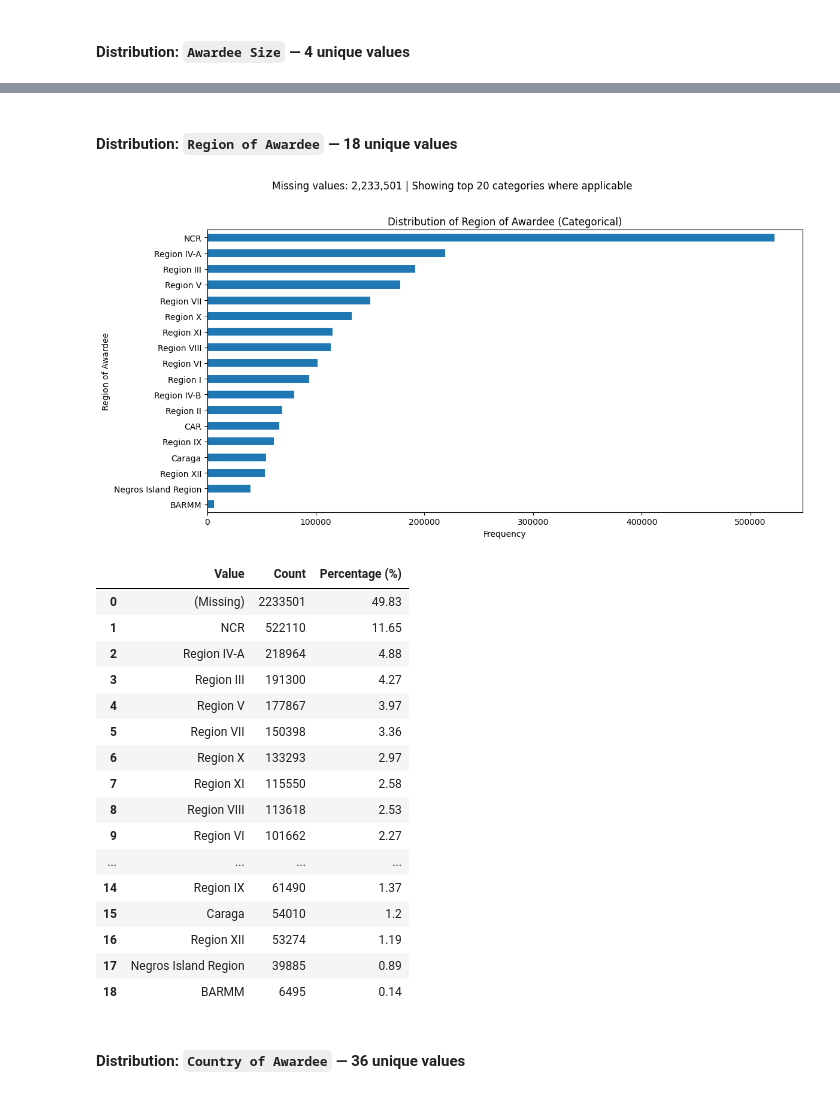
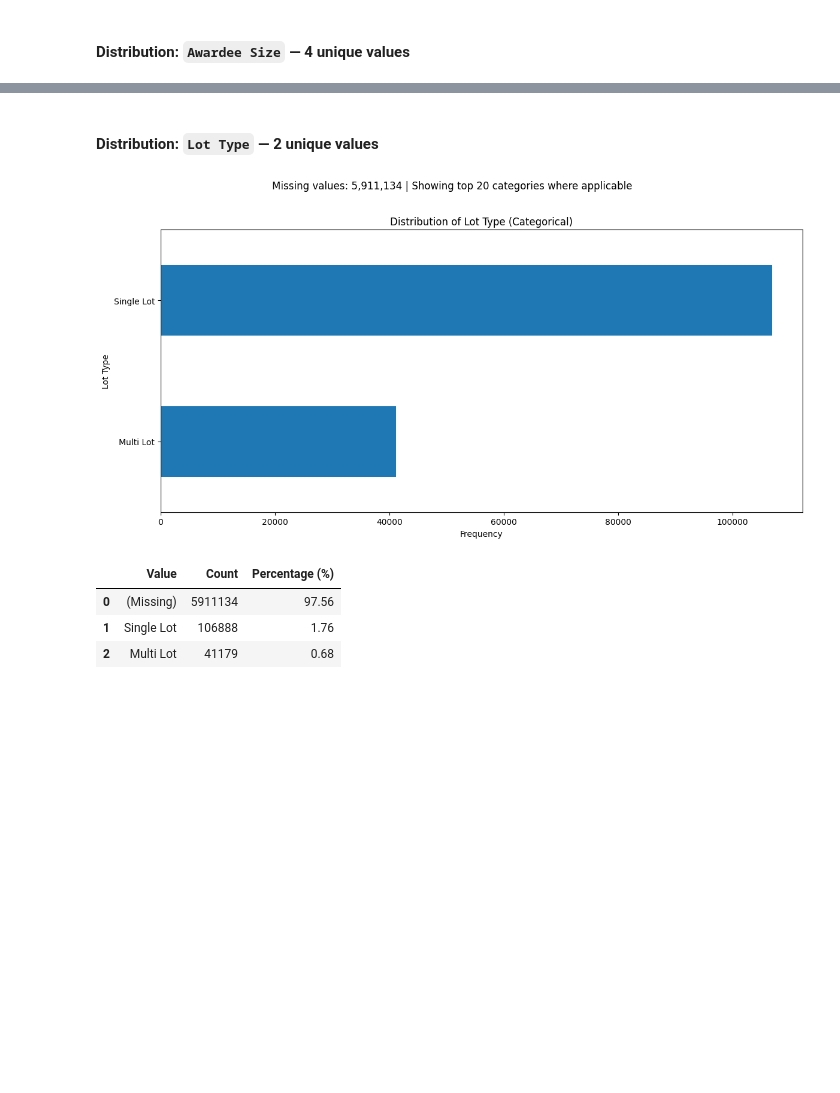
Before and after one commit to deyosa/philgeps-ml-project, a Jupyter notebook: philgeps_dataset_initial_analysis_updated.ipynb, the cells around one changed output, grey strips where cells are left out. Drawn from its saved outputs; the diff is of its cells as text; code cells hidden in the pictures; blank space fills up the shorter version.

```diff
--- a/philgeps_dataset_initial_analysis_updated.ipynb
+++ b/philgeps_dataset_initial_analysis_updated.ipynb
@@ -246,0 +201,7 @@ Visualizations are organized into three sections: the target feature, other feat
+# %%
+field_summary = field_summary.sort_values(
+    ["Missing Values", "Unique Values"], ascending=[True, True]
+).reset_index(drop=True)
+
+display(field_summary)
+print(f"Total fields: {len(field_summary)}")
@@ -366,0 +494,34 @@ else:
+# %%
+availability = {
+    "Available at publication (candidate predictors)": [
+        "Procuring Entity (PE)", "Region", "Province", "City/Municipality", "Government Branch",
+        "PE Organization Type", "PE Organization Type (Grouped)", "Classification", "Procurement Mode",
+        "Procurement Mode (Grouped)", "Business Category", "Funding Source", "Funding Instrument",
+        "Trade Agreement", "Approved Budget of the Contract", "Published Date", "Closing Date",
+        "Area of Delivery", "Contract Duration", "Calendar Type", "Lot Type", "Quantity", "UOM",
+        "Item Budget", "UNSPSC Code",
+    ],
+    "Available at publication (identifiers / free text)": [
+        "Bid Reference No.", "Solicitation No.", "Notice Title", "Line Item No", "Item Code",
+        "Item Name", "Item Description", "UNSPSC Description",
+    ],
+    "Outcome (defines the target; never a predictor)": ["Bid Notice Status"],
+    "Known only after bidding (exclude from predictors)": [
+        "Award Reference No.", "Award Title", "Published Date(Award)", "Award Date", "Contract Amount",
+        "Award Notice Status", "Notice to Proceed Date", "Contract Effectivity Date", "Contract End Date",
+        "Awardee OrgID", "Awardee Organization Name", "Country of Awardee", "Region of Awardee",
+        "Province of Awardee", "City/Municipality of Awardee", "Awardee Size", "Awardee Joint Venture",
+    ],
+    "Lineage (added by the combine script)": ["Source System", "Source File", "Source Quarter"],
+}
+
+rows = []
+missing_pct = field_summary.set_index("Data Field")["Missing (%)"]
+for group, fields in availability.items():
+    for f in fields:
+        rows.append({"Availability": group, "Data Field": f, "Missing (%)": missing_pct.get(f)})
+availability_table = pd.DataFrame(rows)
+
+unassigned = sorted(set(schema.names) - set(availability_table["Data Field"]))
+assert not unassigned, f"Fields not classified: {unassigned}"
+display(availability_table)
@@ -1929,7 +2985,7 @@ else:
 # %% [markdown]
-#### Distribution: `Region of Awardee` — 18 unique values
+#### Distribution: `Lot Type` — 2 unique values
 # %%
-plot_field = 'Region of Awardee'
+plot_field = 'Lot Type'
 
 if plot_field not in df.columns:
     print(f"Field not found in dataset: {plot_field}")
@@ -2007,50 +3063,35 @@ else:
             if len(counts) > top_n:
                 counts_to_plot = counts.iloc[:top_n].copy()
                 other_count = counts.iloc[top_n:].sum()
                 if other_count > 0:
                     counts_to_plot.loc["Other"] = other_count
             else:
                 counts_to_plot = counts.copy()
 
             plt.figure(figsize=(12, 6))
             counts_to_plot.sort_values().plot(kind="barh")
             plt.xlabel("Frequency")
             plt.ylabel(plot_field)
             plt.title(f"Distribution of {plot_field} ({field_type})")
             plt.suptitle(f"Missing values: {missing_count:,} | Showing top 20 categories where applicable", y=1.02)
             plt.tight_layout()
             plt.show()
             plt.close()
 
     # Frequency table: count and percentage for every value, including missing values.
     frequency_values = series.astype("string").fillna("(Missing)")
     frequency_table = (
         frequency_values.value_counts(dropna=False)
         .rename_axis("Value")
         .reset_index(name="Count")
     )
     frequency_table["Percentage (%)"] = (
         frequency_table["Count"] / len(series) * 100
     ).round(2)
     display(frequency_table)
 # %% [output]
-[figure, old version]
+[figure, new version]
 |  | Value | Count | Percentage (%) |
-| 0 | (Missing) | 2233501 | 49.83 |
-| 1 | NCR | 522110 | 11.65 |
-| 2 | Region IV-A | 218964 | 4.88 |
-| 3 | Region III | 191300 | 4.27 |
-| 4 | Region V | 177867 | 3.97 |
-| 5 | Region VII | 150398 | 3.36 |
-| 6 | Region X | 133293 | 2.97 |
-| 7 | Region XI | 115550 | 2.58 |
-| 8 | Region VIII | 113618 | 2.53 |
-| 9 | Region VI | 101662 | 2.27 |
-| ... | ... | ... | ... |
-| 14 | Region IX | 61490 | 1.37 |
-| 15 | Caraga | 54010 | 1.2 |
-| 16 | Region XII | 53274 | 1.19 |
-| 17 | Negros Island Region | 39885 | 0.89 |
-| 18 | BARMM | 6495 | 0.14 |
+| 0 | (Missing) | 5911134 | 97.56 |
+| 1 | Single Lot | 106888 | 1.76 |
+| 2 | Multi Lot | 41179 | 0.68 |
-# %% [markdown]
-#### Distribution: `Country of Awardee` — 36 unique values
```
Also changed, not shown: parts of 85 cells of this notebook, 10 other files.
